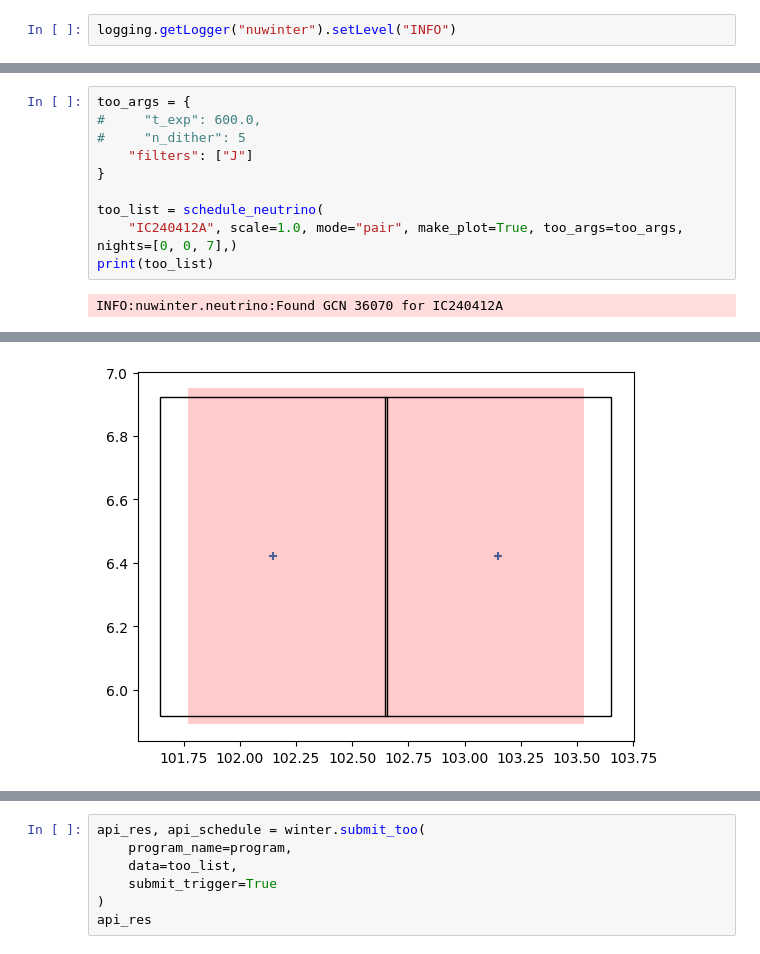
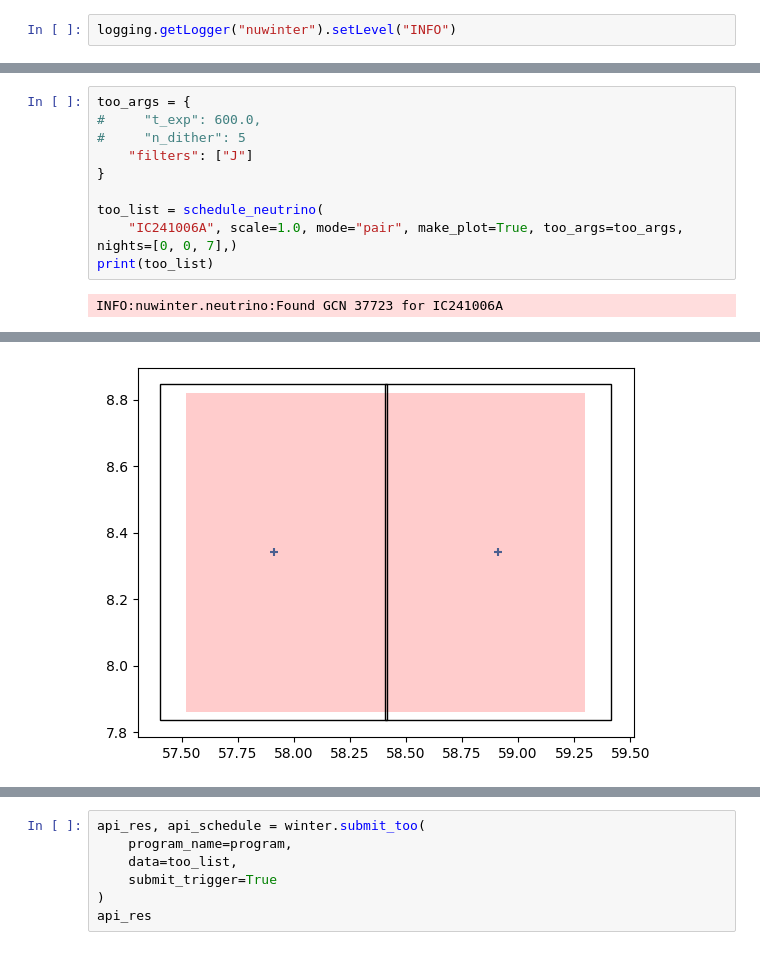
Before and after one commit to robertdstein/nuwinter, a Jupyter notebook: plan_obs.ipynb, the cells around one changed output, grey strips where cells are left out. Saved outputs shown, nothing was run; the diff lists cells and outputs as text.

```diff
--- a/plan_obs.ipynb
+++ b/plan_obs.ipynb
@@ -29,7 +31,7 @@ too_args = {
 }
 
 too_list = schedule_neutrino(
-    "IC240412A", scale=1.0, mode="pair", make_plot=True, too_args=too_args, nights=[0, 0, 7],)
+    "IC241006A", scale=1.0, mode="pair", make_plot=True, too_args=too_args, nights=[0, 0, 7],)
 print(too_list)
 # %% [output]
-INFO:nuwinter.neutrino:Found GCN 36070 for IC240412A
+INFO:nuwinter.neutrino:Found GCN 37723 for IC241006A
@@ -38,4 +40,4 @@ INFO:nuwinter.neutrino:Found GCN 36070 for IC240412A
-[figure, old version]
+[figure, new version]
 # %%
 local_schedule = winter.build_schedule_locally(
     program_name=program,
```
Also changed, not shown: parts of 7 cells of this notebook, 5 other files.
